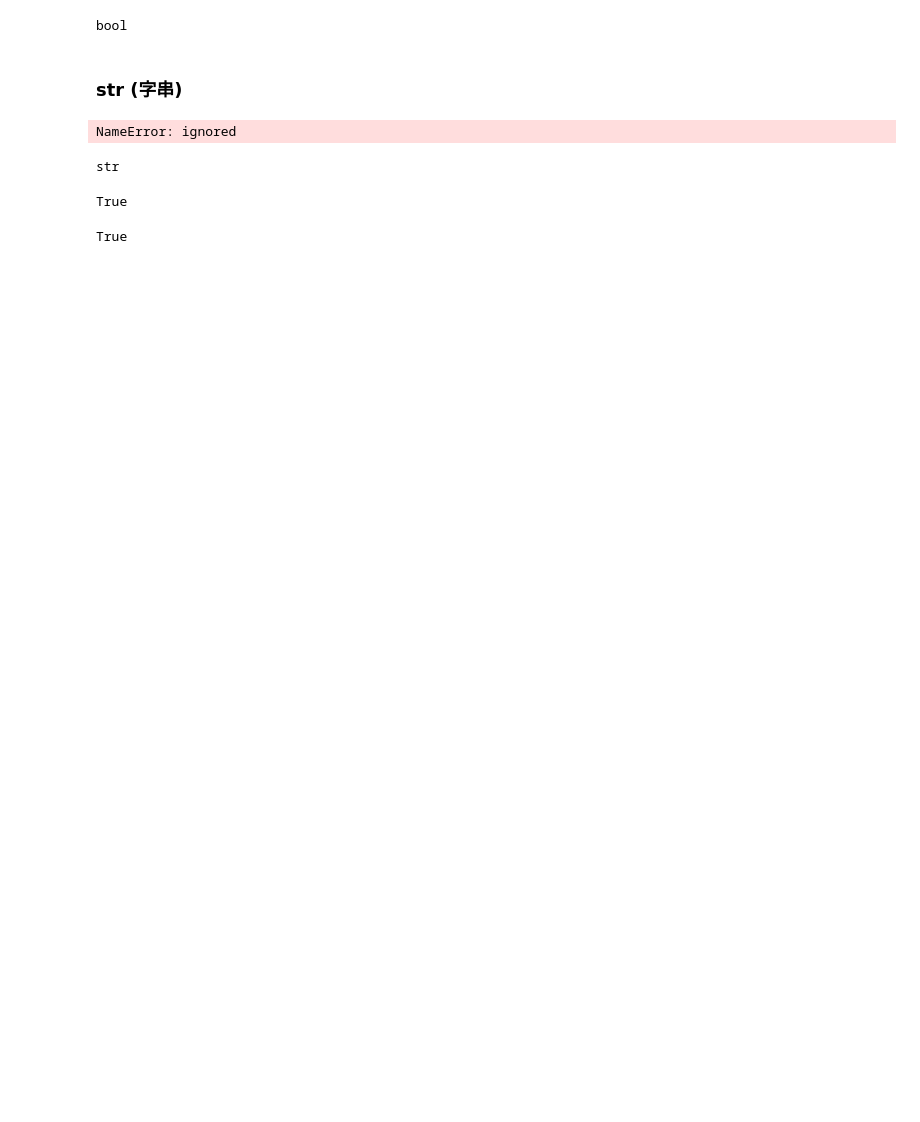
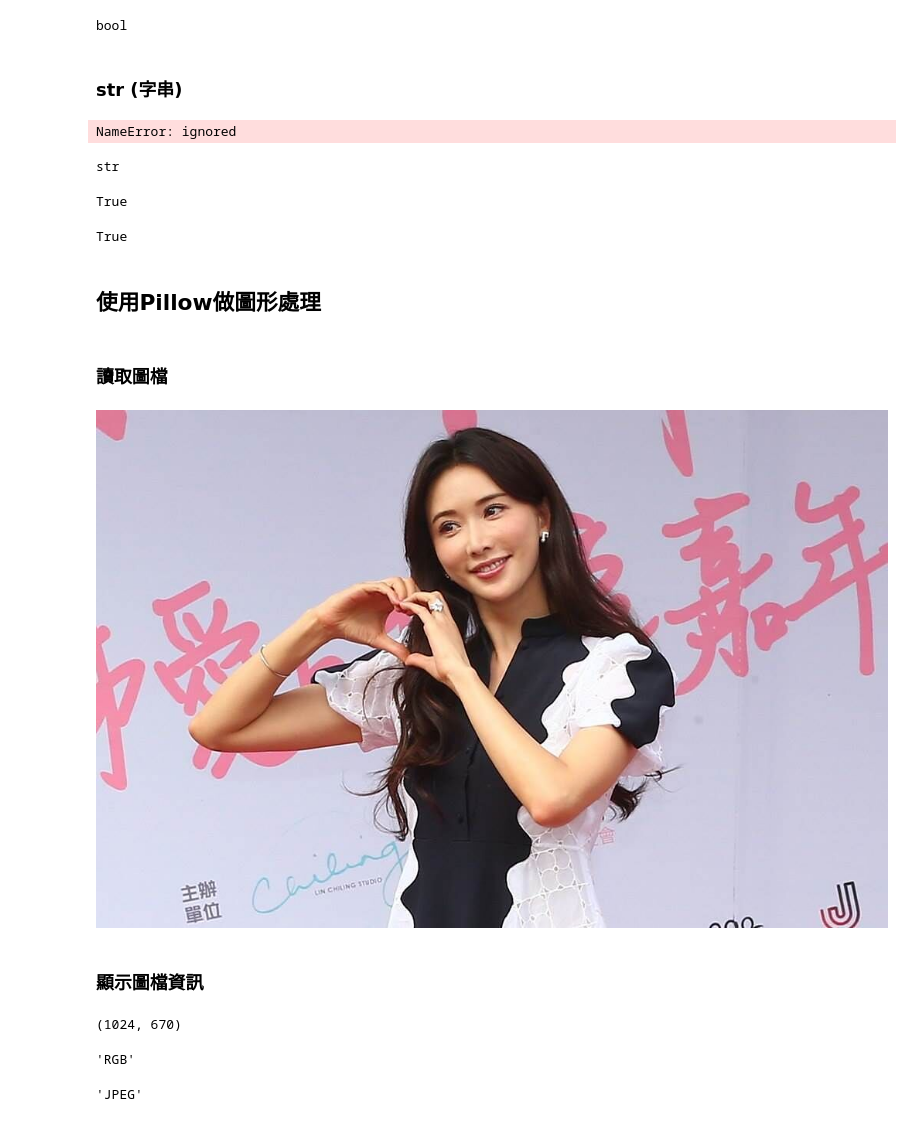
Before and after one commit to vcdemy/20231026, a Jupyter notebook: 20231026筆記.ipynb, the cells around one changed output. Saved outputs shown, nothing was run; the diff lists cells and outputs as text; code cells hidden in the pictures; blank space fills up the shorter version.

```diff
--- a/20231026筆記.ipynb
+++ b/20231026筆記.ipynb
@@ -143,3 +143,7 @@ v = 'It\'s my dog!'
 u == v
 # %% [output]
 True
+# %% [markdown]
+## 使用Pillow做圖形處理
+# %% [markdown]
+### 讀取圖檔
@@ -145,0 +152,20 @@ True
+# %%
+img = Image.open('lin03.jpg')
+# %%
+img
+# %% [output]
+[figure, added]
+# %% [markdown]
+### 顯示圖檔資訊
+# %%
+img.size
+# %% [output]
+(1024, 670)
+# %%
+img.mode
+# %% [output]
+'RGB'
+# %%
+img.format
+# %% [output]
+'JPEG'
```
Also changed, not shown: parts of 5 cells of this notebook.
